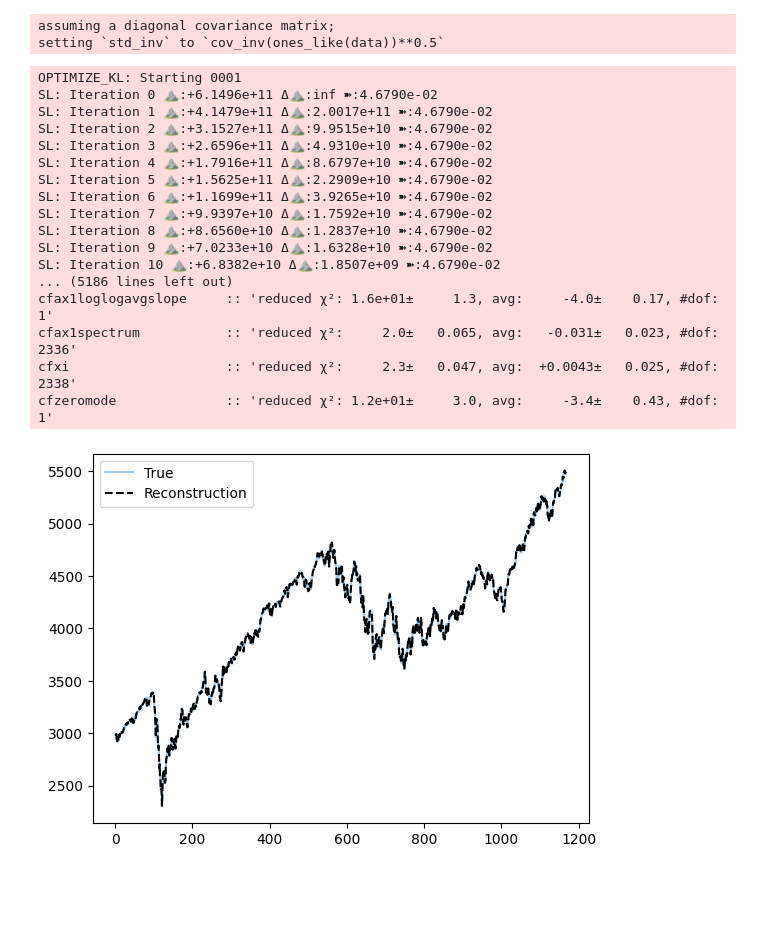
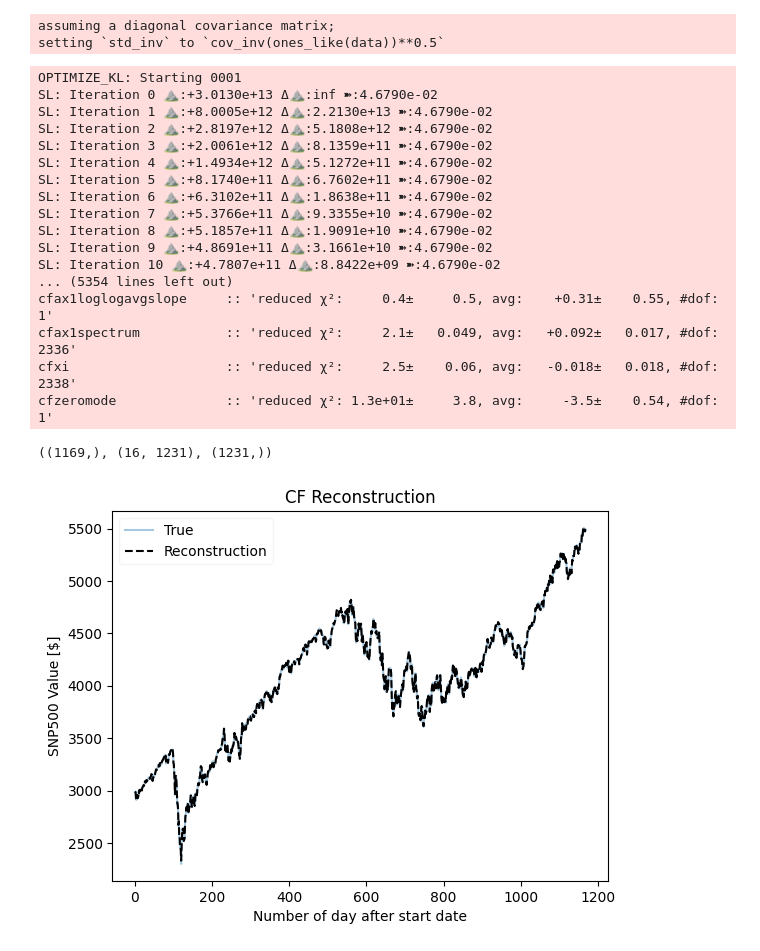
Before and after one commit to cklyne/signals_01, a Jupyter notebook: model01.ipynb, the cells around one changed output. Drawn from its saved outputs; the diff is of its cells as text; code cells hidden in the pictures; blank space fills up the shorter version.

Commit message:
Updated plots
Updated plots in model notebooks

```diff
--- a/model01.ipynb
+++ b/model01.ipynb
@@ -121,7 +122,10 @@ data.shape
 test_size = 0.05
 n_train = int((1 - test_size) * data.shape[0])
 train, test = data.iloc[:n_train], data.iloc[n_train:]
-train, test = jnp.array(train), jnp.array(test)
+try:
+    train, test = jnp.array(train), jnp.array(test)
+except:
+    train, test = jnp.array(train), jnp.array(test)
 
 assert train.shape[-1] + test.shape[-1] == data.shape[0]
 train.shape, test.shape
@@ -158,11 +154,19 @@ assert len(find_field_names(correlated_field)) == 1
 # %%
-signal = SignalBase(
+correlated_field = cfm.finalize()
+signal = SignalCF(
     correlated_field,
-    # scaling,
+)
+signal_response = SignalCFRemovePadding(
+    signal,
     dims[0] // 2,
     dims[0] // 2 + 1,
 )
-signal_response = signal
+signal_predict = SignalCFRemovePadding(
+    signal,
+    dims[0] // 2,
+    dims[0] // 2 + 1 - test.shape[0],
+)
+
 noise_cov = lambda x: 0.1**2 * x
 noise_cov_inv = lambda x: 0.1**-2 * x
 
@@ -228,33 +238,51 @@ samples, state = jft.optimize_kl(
 )
 # %% [output]
 OPTIMIZE_KL: Starting 0001
-SL: Iteration 0 ⛰:+6.1496e+11 Δ⛰:inf ➽:4.6790e-02
-SL: Iteration 1 ⛰:+4.1479e+11 Δ⛰:2.0017e+11 ➽:4.6790e-02
-SL: Iteration 2 ⛰:+3.1527e+11 Δ⛰:9.9515e+10 ➽:4.6790e-02
-SL: Iteration 3 ⛰:+2.6596e+11 Δ⛰:4.9310e+10 ➽:4.6790e-02
-SL: Iteration 4 ⛰:+1.7916e+11 Δ⛰:8.6797e+10 ➽:4.6790e-02
-SL: Iteration 5 ⛰:+1.5625e+11 Δ⛰:2.2909e+10 ➽:4.6790e-02
-SL: Iteration 6 ⛰:+1.1699e+11 Δ⛰:3.9265e+10 ➽:4.6790e-02
-SL: Iteration 7 ⛰:+9.9397e+10 Δ⛰:1.7592e+10 ➽:4.6790e-02
-SL: Iteration 8 ⛰:+8.6560e+10 Δ⛰:1.2837e+10 ➽:4.6790e-02
-SL: Iteration 9 ⛰:+7.0233e+10 Δ⛰:1.6328e+10 ➽:4.6790e-02
-SL: Iteration 10 ⛰:+6.8382e+10 Δ⛰:1.8507e+09 ➽:4.6790e-02
-... (5186 lines left out)
-cfax1loglogavgslope     :: 'reduced χ²: 1.6e+01±     1.3, avg:     -4.0±    0.17, #dof:      1'
-cfax1spectrum           :: 'reduced χ²:     2.0±   0.065, avg:   -0.031±   0.023, #dof:   2336'
-cfxi                    :: 'reduced χ²:     2.3±   0.047, avg:  +0.0043±   0.025, #dof:   2338'
-cfzeromode              :: 'reduced χ²: 1.2e+01±     3.0, avg:     -3.4±    0.43, #dof:      1'
+SL: Iteration 0 ⛰:+3.0130e+13 Δ⛰:inf ➽:4.6790e-02
+SL: Iteration 1 ⛰:+8.0005e+12 Δ⛰:2.2130e+13 ➽:4.6790e-02
+SL: Iteration 2 ⛰:+2.8197e+12 Δ⛰:5.1808e+12 ➽:4.6790e-02
+SL: Iteration 3 ⛰:+2.0061e+12 Δ⛰:8.1359e+11 ➽:4.6790e-02
+SL: Iteration 4 ⛰:+1.4934e+12 Δ⛰:5.1272e+11 ➽:4.6790e-02
+SL: Iteration 5 ⛰:+8.1740e+11 Δ⛰:6.7602e+11 ➽:4.6790e-02
+SL: Iteration 6 ⛰:+6.3102e+11 Δ⛰:1.8638e+11 ➽:4.6790e-02
+SL: Iteration 7 ⛰:+5.3766e+11 Δ⛰:9.3355e+10 ➽:4.6790e-02
+SL: Iteration 8 ⛰:+5.1857e+11 Δ⛰:1.9091e+10 ➽:4.6790e-02
+SL: Iteration 9 ⛰:+4.8691e+11 Δ⛰:3.1661e+10 ➽:4.6790e-02
+SL: Iteration 10 ⛰:+4.7807e+11 Δ⛰:8.8422e+09 ➽:4.6790e-02
+... (5354 lines left out)
+cfax1loglogavgslope     :: 'reduced χ²:     0.4±     0.5, avg:    +0.31±    0.55, #dof:      1'
+cfax1spectrum           :: 'reduced χ²:     2.1±   0.049, avg:   +0.092±   0.017, #dof:   2336'
+cfxi                    :: 'reduced χ²:     2.5±    0.06, avg:   -0.018±   0.018, #dof:   2338'
+cfzeromode              :: 'reduced χ²: 1.3e+01±     3.8, avg:     -3.5±    0.54, #dof:      1'
 # %%
-mean_samps_as_train = jft.mean(tuple(signal(s) for s in samples))
-mean_samps_col = jnp.array(tuple(jnp.exp(signal.cf(s))[(dims[0] // 2):] for s in samples))
+sigs_on_train_gen = (signal_response(s) for s in samples)
+sigs_predictions_gen = (signal_predict(s) for s in samples)
+
+mean_samps_as_train = jft.mean(tuple(sigs_on_train_gen))
+mean_samps_col = jnp.array(tuple(sigs_predictions_gen))
 mean_samps_all = mean_samps_col.mean(axis=0)
+
+mean_samps_as_train.shape, mean_samps_col.shape, mean_samps_all.shape
+# %% [output]
+((1169,), (16, 1231), (1231,))
 # %%
 fig = plt.figure()
 plt.plot(train, alpha=0.4, label="True")
-plt.plot(signal(samples[0]), "--k", label="Reconstruction")
-plt.legend()
+plt.plot(mean_samps_as_train, "--k", label="Reconstruction")
+plt.legend(
+    fancybox=True,
+    framealpha=0.2,
+)
+
+plt.title("CF Reconstruction")
+plt.ylabel("SNP500 Value [$]")
+plt.xlabel("Number of day after start date")
+plt.savefig(
+    img_dir / f"cf-nvi_iter_{n_vi_iterations}-nsamps_{n_samples}-training_data_reconstruction-v01.png",
+    transparent=True,
+)
 plt.show()
 # %% [output]
-[figure, old version]
+[figure, new version]
 # %%
 fig = plt.figure()
```
Also changed, not shown: parts of 15 cells of this notebook, 1 other file.
